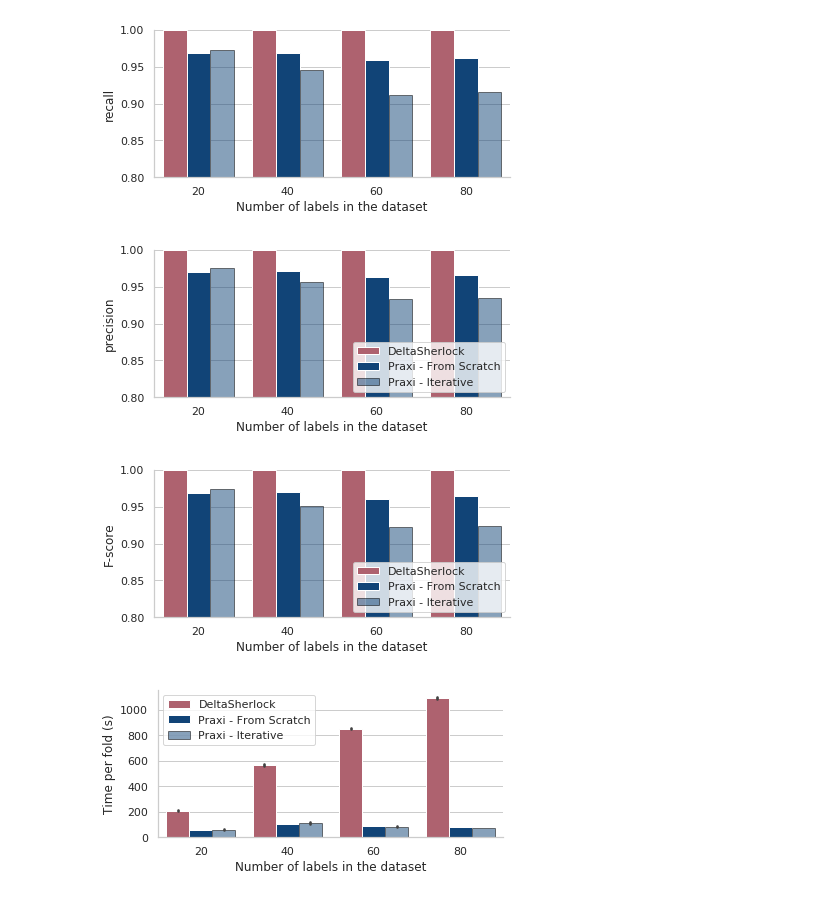
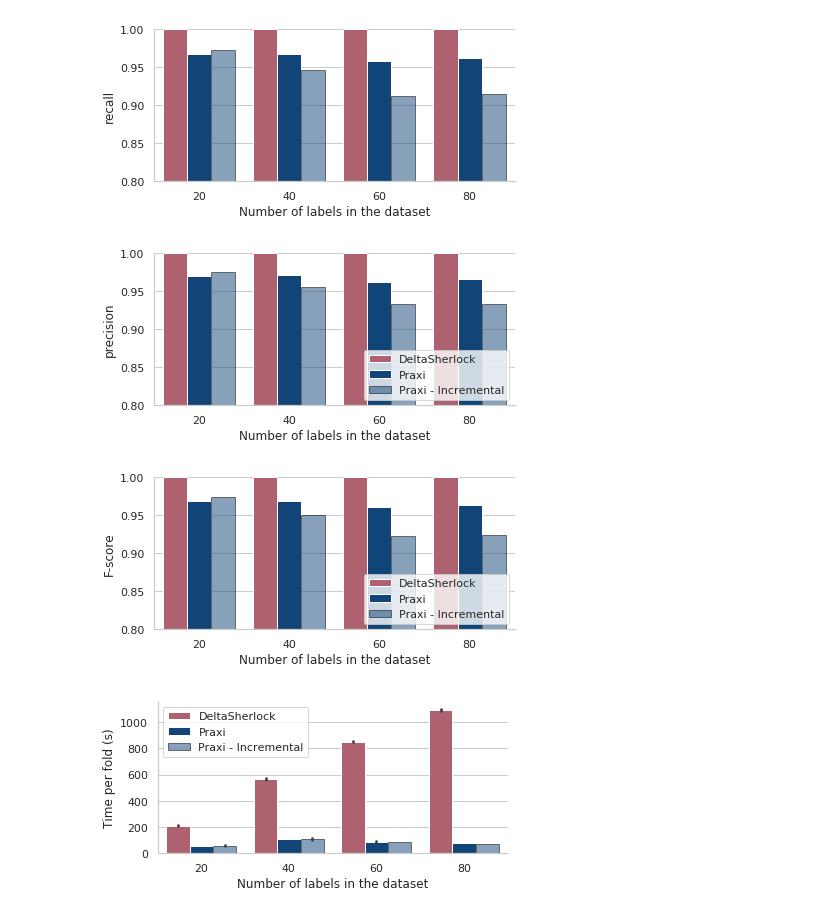
Before and after one commit to deltasherlock/experiments, a Jupyter notebook: plots/plots.ipynb, the cells around one changed output. Cells and saved outputs as stored; diff of their text form; code cells hidden in the pictures.

```diff
--- a/plots/plots.ipynb
+++ b/plots/plots.ipynb
@@ -90,7 +94,7 @@ plt.savefig('/home/ates/deltasherlock/paper/figures/multi_label.pdf', bbox_inche
 df = pd.read_csv('/home/ates/deltasherlock/experiments/plots/iterative_results.csv')
 
 g = sns.factorplot(data=df, x='label_count', hue='method', y='recall',
-                   hue_order=['DeltaSherlock', 'Praxi - From Scratch', 'Praxi - Iterative'],
+                   hue_order=['DeltaSherlock', 'Praxi', 'Praxi - Incremental'],
                    palette=mypalette[1:],
                    legend=False, kind='bar', **kwargs,)
 for i, bar in enumerate(g.axes[0][0].patches):
@@ -100,44 +104,44 @@ for i, bar in enumerate(g.axes[0][0].patches):
 plt.ylim((0.8, 1))
 plt.xlabel('Number of labels in the dataset')
 #plt.savefig('/home/ates/prospectus/figures/ds_recall.pdf')
 
 g = sns.factorplot(data=df, x='label_count', hue='method', y='precision',
-                   hue_order=['DeltaSherlock', 'Praxi - From Scratch', 'Praxi - Iterative'],
+                   hue_order=['DeltaSherlock', 'Praxi', 'Praxi - Incremental'],
                    palette=mypalette[1:],
                    kind='bar', legend=False, **kwargs,)
 for i, bar in enumerate(g.axes[0][0].patches):
     if i > 7:
         bar.set_alpha(0.5)
         bar.set_edgecolor('black')
 plt.ylim((0.8, 1))
 plt.legend(loc='lower right', frameon=True)
 plt.xlabel('Number of labels in the dataset')
 #plt.savefig('/home/ates/prospectus/figures/ds_precision.pdf')
 
 df['F-score'] = 2 * (df['precision'] * df['recall']) / (df['precision'] + df['recall'])
 
 g = sns.factorplot(data=df, x='label_count', hue='method', y='F-score',
-                   hue_order=['DeltaSherlock', 'Praxi - From Scratch', 'Praxi - Iterative'],
+                   hue_order=['DeltaSherlock', 'Praxi', 'Praxi - Incremental'],
                    palette=mypalette[1:],
                    kind='bar', legend=False, **kwargs,)
 for i, bar in enumerate(g.axes[0][0].patches):
     if i > 7:
         bar.set_alpha(0.5)
         bar.set_edgecolor('black')
 plt.ylim((0.8, 1))
 plt.legend(loc='lower right', frameon=True)
 plt.xlabel('Number of labels in the dataset')
 plt.savefig('/home/ates/deltasherlock/paper/figures/iterative.pdf', bbox_inches='tight')
 # %% [output]
-[figure, old version]
+[figure, new version]
-[figure, old version]
+[figure, new version]
-[figure, old version]
+[figure, new version]
 # %%
 df = pd.read_csv('/home/ates/deltasherlock/experiments/plots/iterative_perf.csv')
 df['Total'] = df['Total Train'] + df['Total Test'] + df['CS Load']
 df['label_count'] = (df['Chunk'] + 1) * 20
 g = sns.factorplot(data=df, x='label_count', hue='Method', y='Total',
-                   hue_order=['DeltaSherlock', 'Praxi - From Scratch', 'Praxi - Iterative'],
+                   hue_order=['DeltaSherlock', 'Praxi', 'Praxi - Incremental'],
                    palette=mypalette[1:],
                    kind='bar', legend=False, **kwargs,)
 for i, bar in enumerate(g.axes[0][0].patches):
@@ -149,4 +153,4 @@ plt.xlabel('Number of labels in the dataset')
 plt.ylabel('Time per fold (s)')
 plt.savefig('/home/ates/deltasherlock/paper/figures/iterative_perf.pdf', bbox_inches='tight')
 # %% [output]
-[figure, old version]
+[figure, new version]
```
Also changed, not shown: parts of 2 cells of this notebook, 2 other files.
